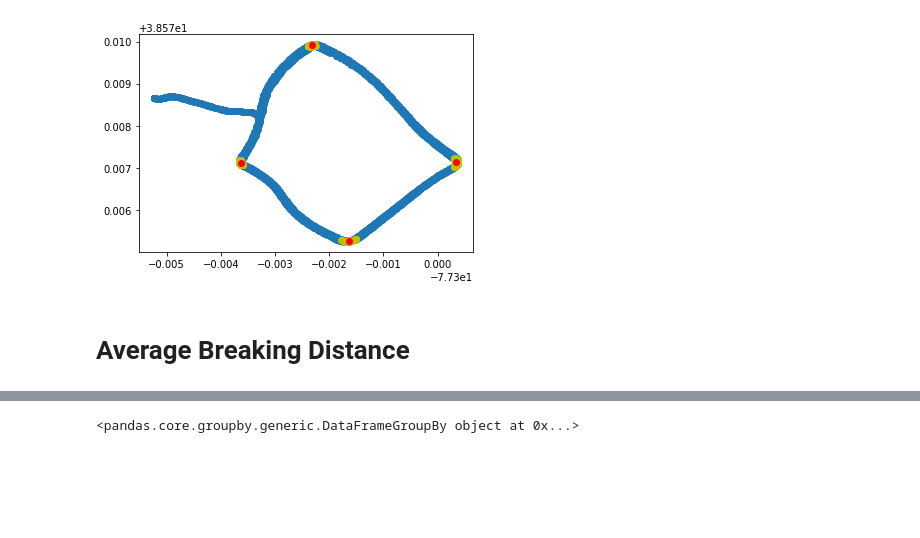
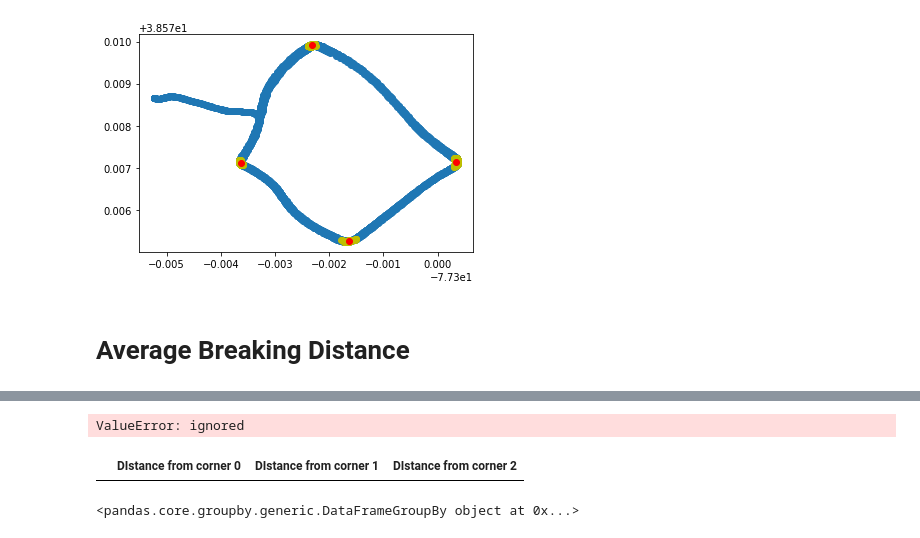
Before and after one commit to pyagoubi/Motorcycle-data, a Jupyter notebook: Motorcycle.ipynb, the cells around one changed output, grey strips where cells are left out. Drawn from its saved outputs; the diff is of its cells as text; code cells hidden in the pictures; blank space fills up the shorter version.

```diff
--- a/Motorcycle.ipynb
+++ b/Motorcycle.ipynb
@@ -139,0 +147,7 @@ reference_points = centroids(data)
+# %%
+maxcorner = reference_points['Corner Nr'].max()
+
+data = ''
+# %%
+distances = []
+coordinates = list(zip(data['Latitude'], data['Longitude']))
@@ -139,0 +285,12 @@ reference_points = centroids(data)
+# %%
+data.iloc[data[data['Distance from corner 0'] ==data['Distance from corner 0'].min()].index :, 'Distance from corner 0']
+# %% [output]
+ValueError: ignored
+# %%
+maxcorner= reference_points['Corner Nr'].max()
+# %%
+temp = pd.DataFrame()
+temp[[f'DIstance from corner {i}' for i in range(maxcorner)] ] =0
+temp
+# %% [output]
+|  | DIstance from corner 0 | DIstance from corner 1 | DIstance from corner 2 |
```
Also changed, not shown: parts of 23 cells of this notebook.
